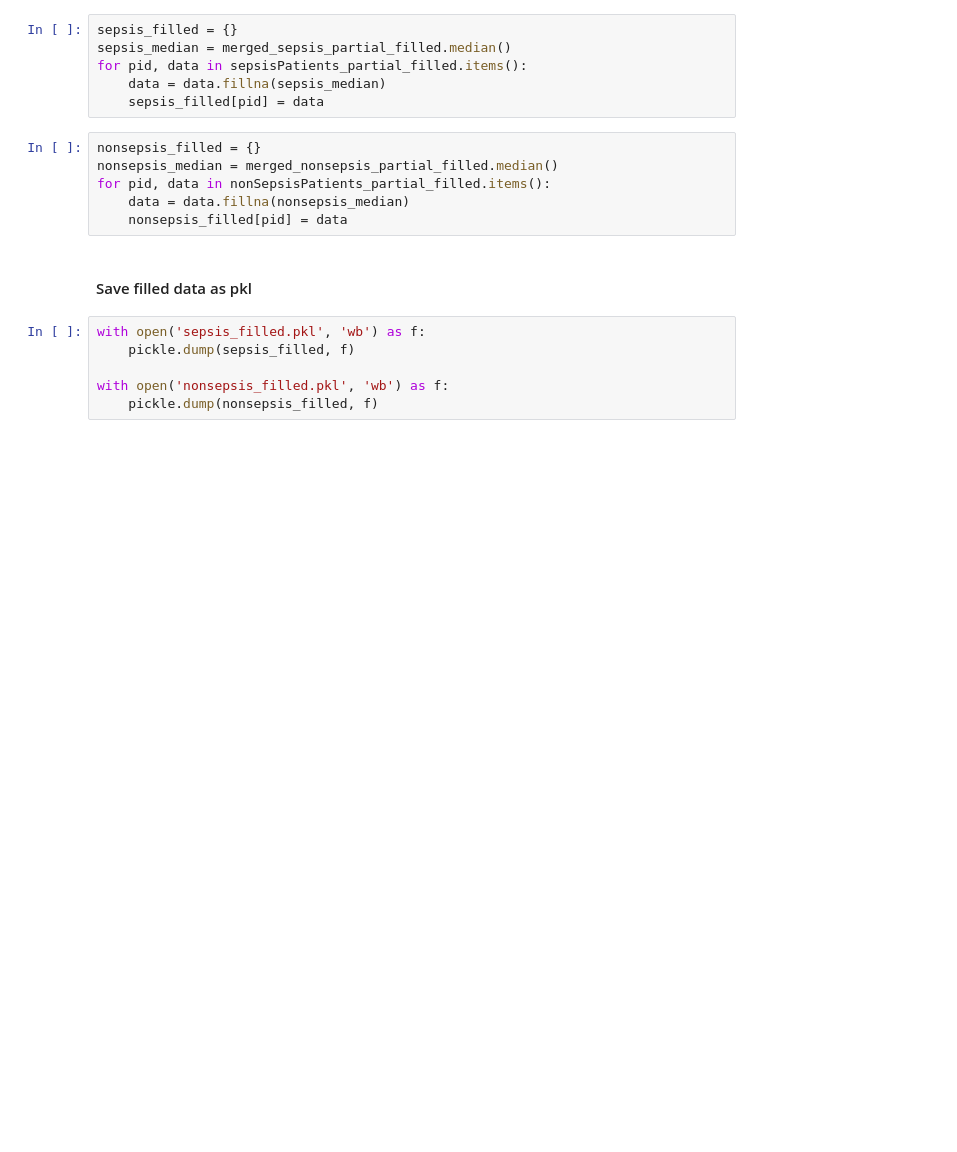
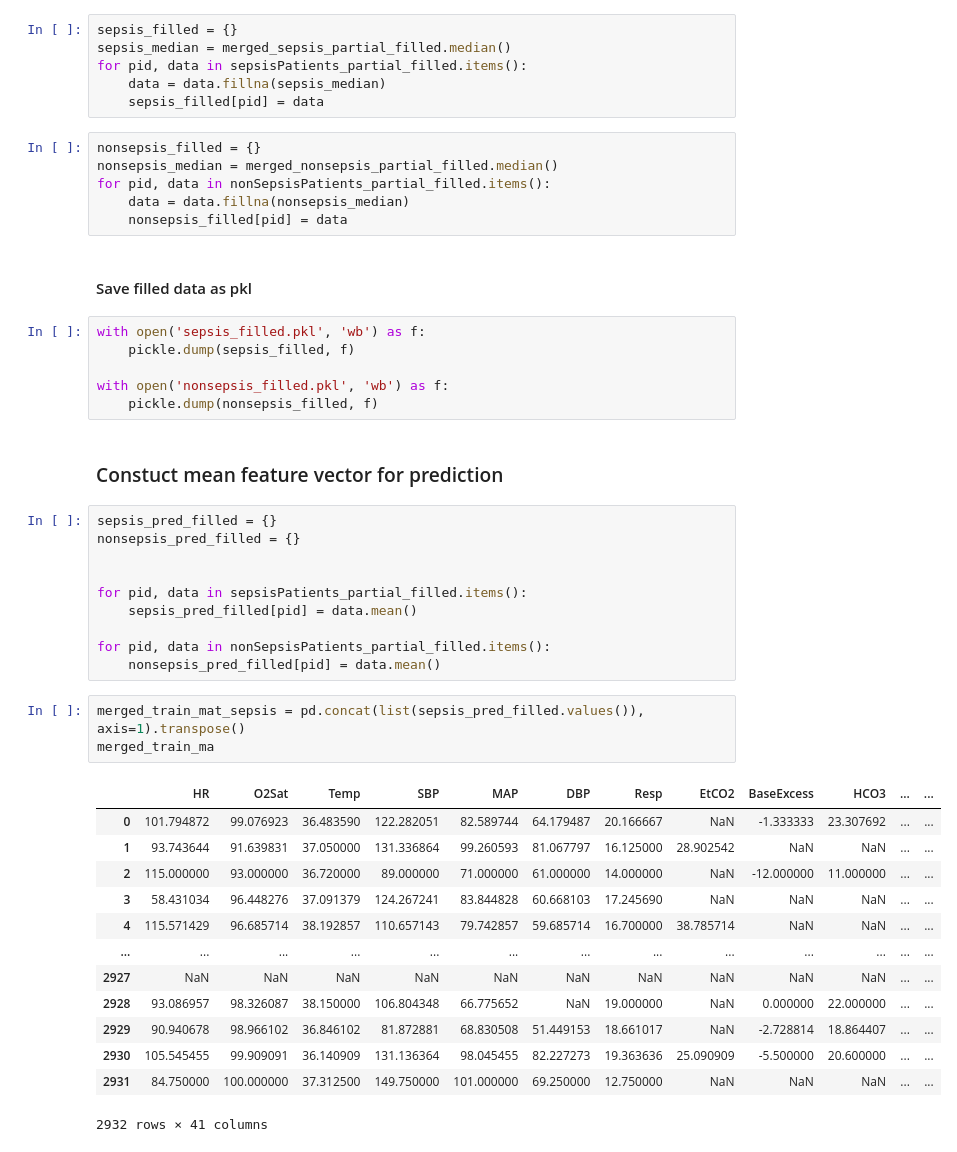
Before and after one commit to infinitusposs/cs5304-project, a Jupyter notebook: Project.ipynb, the cells around one changed output. Saved outputs shown, nothing was run; the diff lists cells and outputs as text; blank space fills up the shorter version.

Commit message:
construct feature vector

```diff
--- a/Project.ipynb
+++ b/Project.ipynb
@@ -224,3 +225,32 @@ with open('sepsis_filled.pkl', 'wb') as f:
 
 with open('nonsepsis_filled.pkl', 'wb') as f:
     pickle.dump(nonsepsis_filled, f)
+# %% [markdown]
+### Constuct mean feature vector for prediction
+# %%
+sepsis_pred_filled = {}
+nonsepsis_pred_filled = {}
+
+
+for pid, data in sepsisPatients_partial_filled.items():
+    sepsis_pred_filled[pid] = data.mean()
+
+for pid, data in nonSepsisPatients_partial_filled.items():
+    nonsepsis_pred_filled[pid] = data.mean()
+# %%
+merged_train_mat_sepsis = pd.concat(list(sepsis_pred_filled.values()), axis=1).transpose()
+merged_train_ma
+# %% [output]
+|  | HR | O2Sat | Temp | SBP | MAP | DBP | Resp | EtCO2 | BaseExcess | HCO3 | ... | ... |
+| 0 | 101.794872 | 99.076923 | 36.483590 | 122.282051 | 82.589744 | 64.179487 | 20.166667 | NaN | -1.333333 | 23.307692 | ... | ... |
+| 1 | 93.743644 | 91.639831 | 37.050000 | 131.336864 | 99.260593 | 81.067797 | 16.125000 | 28.902542 | NaN | NaN | ... | ... |
+| 2 | 115.000000 | 93.000000 | 36.720000 | 89.000000 | 71.000000 | 61.000000 | 14.000000 | NaN | -12.000000 | 11.000000 | ... | ... |
+| 3 | 58.431034 | 96.448276 | 37.091379 | 124.267241 | 83.844828 | 60.668103 | 17.245690 | NaN | NaN | NaN | ... | ... |
+| 4 | 115.571429 | 96.685714 | 38.192857 | 110.657143 | 79.742857 | 59.685714 | 16.700000 | 38.785714 | NaN | NaN | ... | ... |
+| ... | ... | ... | ... | ... | ... | ... | ... | ... | ... | ... | ... | ... |
+| 2927 | NaN | NaN | NaN | NaN | NaN | NaN | NaN | NaN | NaN | NaN | ... | ... |
+| 2928 | 93.086957 | 98.326087 | 38.150000 | 106.804348 | 66.775652 | NaN | 19.000000 | NaN | 0.000000 | 22.000000 | ... | ... |
+| 2929 | 90.940678 | 98.966102 | 36.846102 | 81.872881 | 68.830508 | 51.449153 | 18.661017 | NaN | -2.728814 | 18.864407 | ... | ... |
+| 2930 | 105.545455 | 99.909091 | 36.140909 | 131.136364 | 98.045455 | 82.227273 | 19.363636 | 25.090909 | -5.500000 | 20.600000 | ... | ... |
+| 2931 | 84.750000 | 100.000000 | 37.312500 | 149.750000 | 101.000000 | 69.250000 | 12.750000 | NaN | NaN | NaN | ... | ... |
+2932 rows × 41 columns
```
Also changed, not shown: parts of 4 cells of this notebook, 1 other file.
